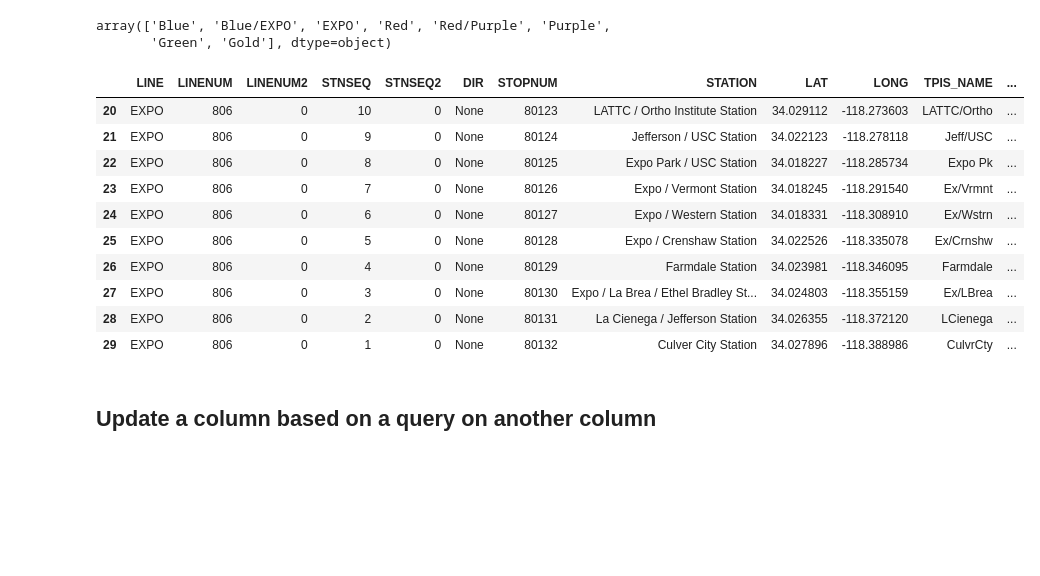
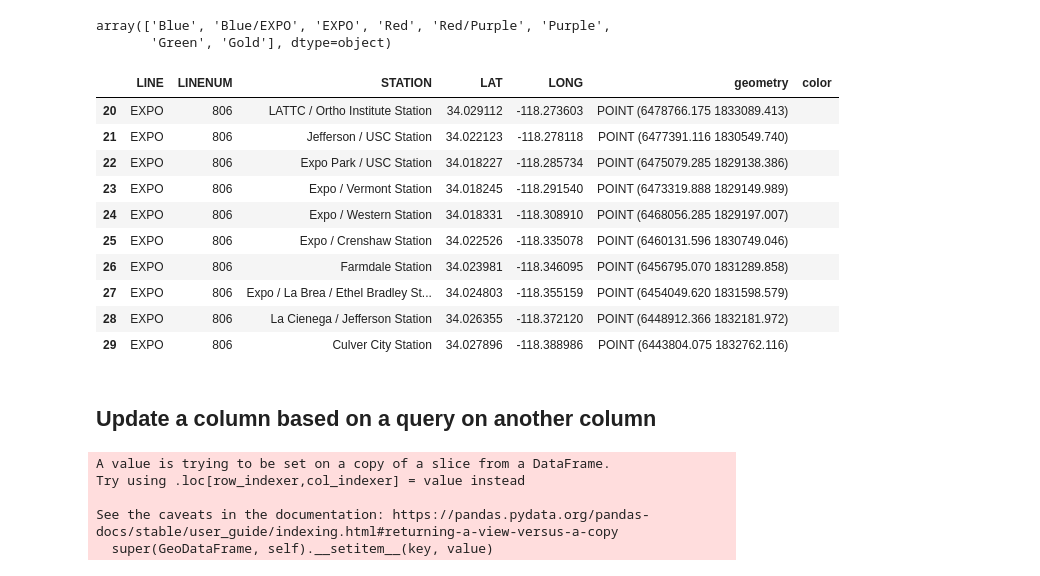
Before and after one commit to yohman/up206a, a Jupyter notebook: Weeks/Week02/W202-PythonandMetro.ipynb, the cells around one changed output. Cells and saved outputs as stored; diff of their text form; code cells hidden in the pictures; blank space fills up the shorter version.

```diff
--- a/Weeks/Week02/W202-PythonandMetro.ipynb
+++ b/Weeks/Week02/W202-PythonandMetro.ipynb
@@ -137,0 +188,6 @@ Name: LINE, dtype: int64
+# %%
+# list of desired column names
+desired_columns = ['LINE','LINENUM','STATION','LAT','LONG','geometry']
+
+# subset based on desired columns
+metro[desired_columns]
@@ -137,0 +219,3 @@ Name: LINE, dtype: int64
+# %%
+metro_trimmed = metro[desired_columns]
+metro_trimmed
@@ -290,4 +378,4 @@ m
 [interactive output not drawn]
 # %%
 # add a column
-metro['color'] = ''
+metro_trimmed['color'] = ''
@@ -309,21 +403,27 @@ array(['Blue', 'Blue/EXPO', 'EXPO', 'Red', 'Red/Purple', 'Purple',
        'Green', 'Gold'], dtype=object)
 # %%
 # display rows that match a query
-metro.loc[metro['LINE'] == 'EXPO']
+metro_trimmed.loc[metro['LINE'] == 'EXPO']
 # %% [output]
-|  | LINE | LINENUM | LINENUM2 | STNSEQ | STNSEQ2 | DIR | STOPNUM | STATION | LAT | LONG | TPIS_NAME | ... |
-| 20 | EXPO | 806 | 0 | 10 | 0 | None | 80123 | LATTC / Ortho Institute Station | 34.029112 | -118.273603 | LATTC/Ortho | ... |
-| 21 | EXPO | 806 | 0 | 9 | 0 | None | 80124 | Jefferson / USC Station | 34.022123 | -118.278118 | Jeff/USC | ... |
-| 22 | EXPO | 806 | 0 | 8 | 0 | None | 80125 | Expo Park / USC Station | 34.018227 | -118.285734 | Expo Pk | ... |
-| 23 | EXPO | 806 | 0 | 7 | 0 | None | 80126 | Expo / Vermont Station | 34.018245 | -118.291540 | Ex/Vrmnt | ... |
-| 24 | EXPO | 806 | 0 | 6 | 0 | None | 80127 | Expo / Western Station | 34.018331 | -118.308910 | Ex/Wstrn | ... |
-| 25 | EXPO | 806 | 0 | 5 | 0 | None | 80128 | Expo / Crenshaw Station | 34.022526 | -118.335078 | Ex/Crnshw | ... |
-| 26 | EXPO | 806 | 0 | 4 | 0 | None | 80129 | Farmdale Station | 34.023981 | -118.346095 | Farmdale | ... |
-| 27 | EXPO | 806 | 0 | 3 | 0 | None | 80130 | Expo / La Brea / Ethel Bradley St... | 34.024803 | -118.355159 | Ex/LBrea | ... |
-| 28 | EXPO | 806 | 0 | 2 | 0 | None | 80131 | La Cienega / Jefferson Station | 34.026355 | -118.372120 | LCienega | ... |
-| 29 | EXPO | 806 | 0 | 1 | 0 | None | 80132 | Culver City Station | 34.027896 | -118.388986 | CulvrCty | ... |
+|  | LINE | LINENUM | STATION | LAT | LONG | geometry | color |
+| 20 | EXPO | 806 | LATTC / Ortho Institute Station | 34.029112 | -118.273603 | POINT (6478766.175 1833089.413) |  |
+| 21 | EXPO | 806 | Jefferson / USC Station | 34.022123 | -118.278118 | POINT (6477391.116 1830549.740) |  |
+| 22 | EXPO | 806 | Expo Park / USC Station | 34.018227 | -118.285734 | POINT (6475079.285 1829138.386) |  |
+| 23 | EXPO | 806 | Expo / Vermont Station | 34.018245 | -118.291540 | POINT (6473319.888 1829149.989) |  |
+| 24 | EXPO | 806 | Expo / Western Station | 34.018331 | -118.308910 | POINT (6468056.285 1829197.007) |  |
+| 25 | EXPO | 806 | Expo / Crenshaw Station | 34.022526 | -118.335078 | POINT (6460131.596 1830749.046) |  |
+| 26 | EXPO | 806 | Farmdale Station | 34.023981 | -118.346095 | POINT (6456795.070 1831289.858) |  |
+| 27 | EXPO | 806 | Expo / La Brea / Ethel Bradley St... | 34.024803 | -118.355159 | POINT (6454049.620 1831598.579) |  |
+| 28 | EXPO | 806 | La Cienega / Jefferson Station | 34.026355 | -118.372120 | POINT (6448912.366 1832181.972) |  |
+| 29 | EXPO | 806 | Culver City Station | 34.027896 | -118.388986 | POINT (6443804.075 1832762.116) |  |
 # %% [markdown]
 ## Update a column based on a query on another column
 # %%
-metro.loc[metro['LINE'] == 'EXPO', 'color'] = 'orange'
+metro_trimmed.loc[metro['LINE'] == 'EXPO', 'color'] = 'orange'
+# %% [output]
+A value is trying to be set on a copy of a slice from a DataFrame.
+Try using .loc[row_indexer,col_indexer] = value instead
+
+See the caveats in the documentation: https://pandas.pydata.org/pandas-docs/stable/user_guide/indexing.html#returning-a-view-versus-a-copy
+  super(GeoDataFrame, self).__setitem__(key, value)
 # %%
```
Also changed, not shown: parts of 37 cells of this notebook.
